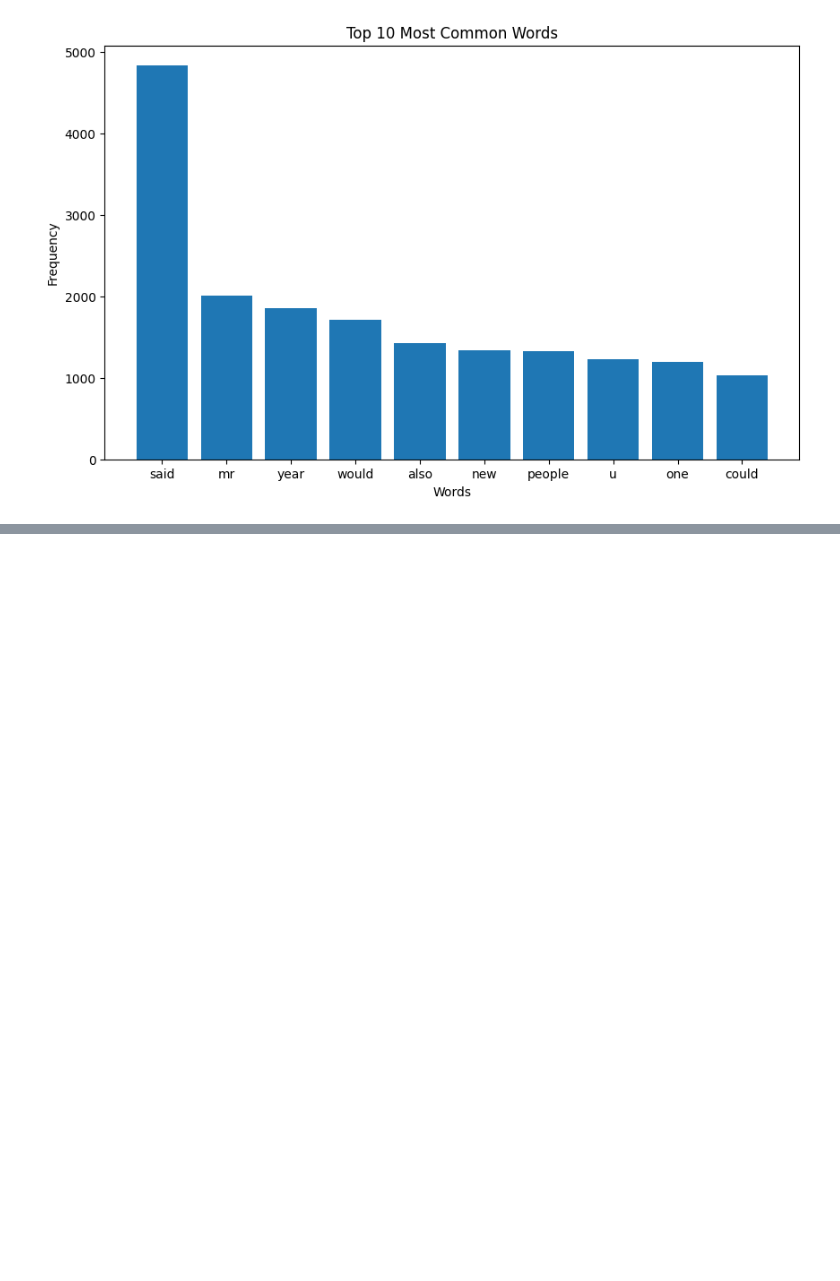
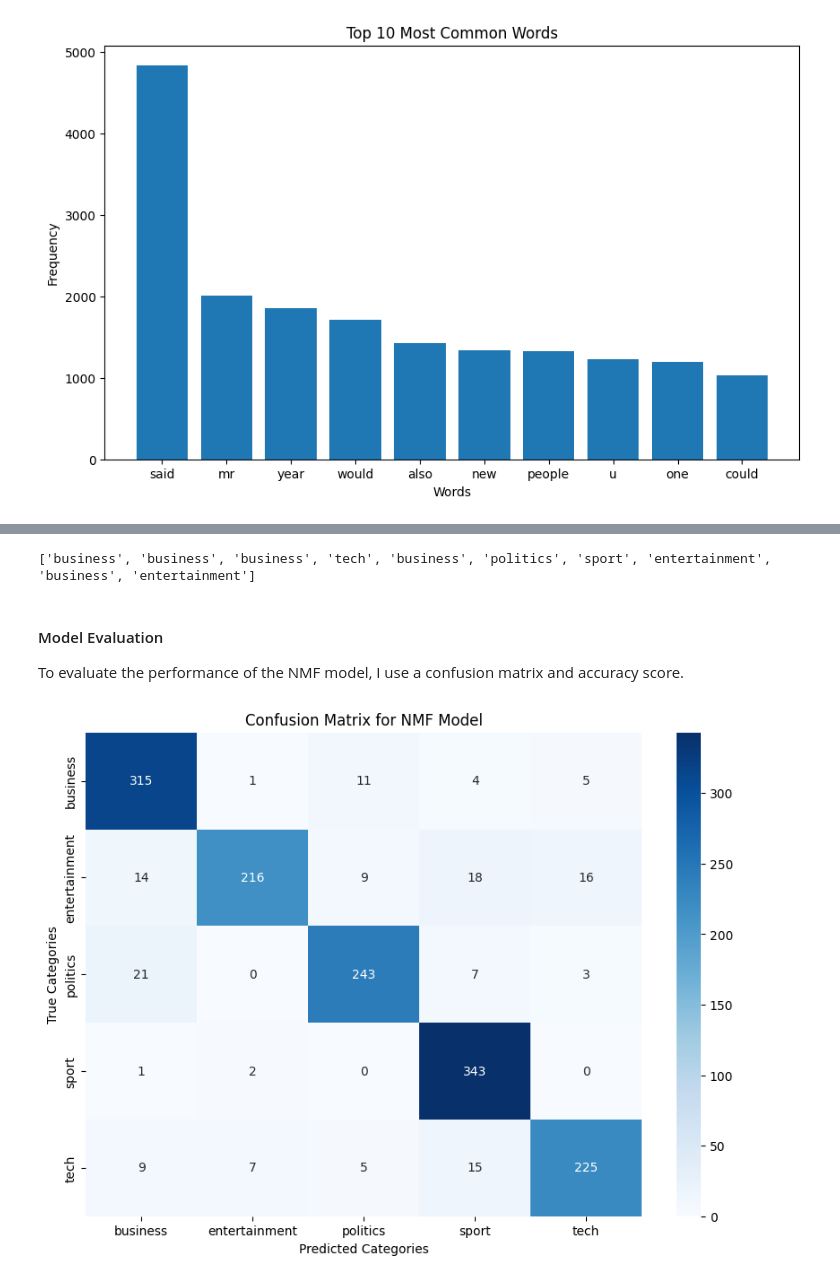
Before and after one commit to tomokiito/bbc-news-classification, a Jupyter notebook: report.ipynb, the cells around one changed output, grey strips where cells are left out. Cells and saved outputs as stored; diff of their text form; code cells hidden in the pictures; blank space fills up the shorter version.

```diff
--- a/report.ipynb
+++ b/report.ipynb
@@ -325,0 +349,16 @@ Based on the model comparison, it is clear that supervised learning, specificall
+# %%
+# Fit the NMF model to the training data
+nmf_model.fit(X_train_tfidf)
+
+# Now access components_ and use transform to get the topic distributions
+W_train = nmf_model.transform(X_train_tfidf)
+W_test = nmf_model.transform(X_test_tfidf)
+
+# Get the top words for each topic
+feature_names = tfidf_vectorizer.get_feature_names_out()  # Extract the feature names
+n_top_words = 10  # Number of top words per topic
+
+# Iterate through each topic and get the top words
+for topic_idx, topic in enumerate(nmf_model.components_):
+    top_words = [feature_names[i] for i in topic.argsort()[:-n_top_words - 1:-1]]
+    print(f"Topic {topic_idx}: {' '.join(top_words)}")
@@ -325,0 +383,36 @@ Based on the model comparison, it is clear that supervised learning, specificall
+# %%
+# Manually map topics to categories
+topic_to_category = {
+    0: 'tech',
+    1: 'politics',
+    2: 'entertainment',
+    3: 'sport',
+    4: 'business'
+}
+
+# Apply the mapping to the predicted topics
+train_predicted_categories = [topic_to_category[topic] for topic in train_topics]
+test_predicted_categories = [topic_to_category[topic] for topic in test_topics]
+
+# Print the first few predicted categories
+print(train_predicted_categories[:10])
+# %% [output]
+['business', 'business', 'business', 'tech', 'business', 'politics', 'sport', 'entertainment', 'business', 'entertainment']
+# %% [markdown]
+#### Model Evaluation
+
+To evaluate the performance of the NMF model, I use a confusion matrix and accuracy score.
+# %%
+# Create confusion matrix
+conf_matrix = confusion_matrix(train_data['Category'], train_predicted_categories)
+
+# Ensure the labels on the confusion matrix are correct
+categories = sorted(train_data['Category'].unique())  # Sort the actual categories to match the order
+plt.figure(figsize=(10, 7))
+sns.heatmap(conf_matrix, annot=True, fmt="d", cmap="Blues", xticklabels=categories, yticklabels=categories)
+plt.xlabel('Predicted Categories')
+plt.ylabel('True Categories')
+plt.title('Confusion Matrix for NMF Model')
+plt.show()
+# %% [output]
+[figure, added]
```
Also changed, not shown: parts of 44 cells of this notebook.
